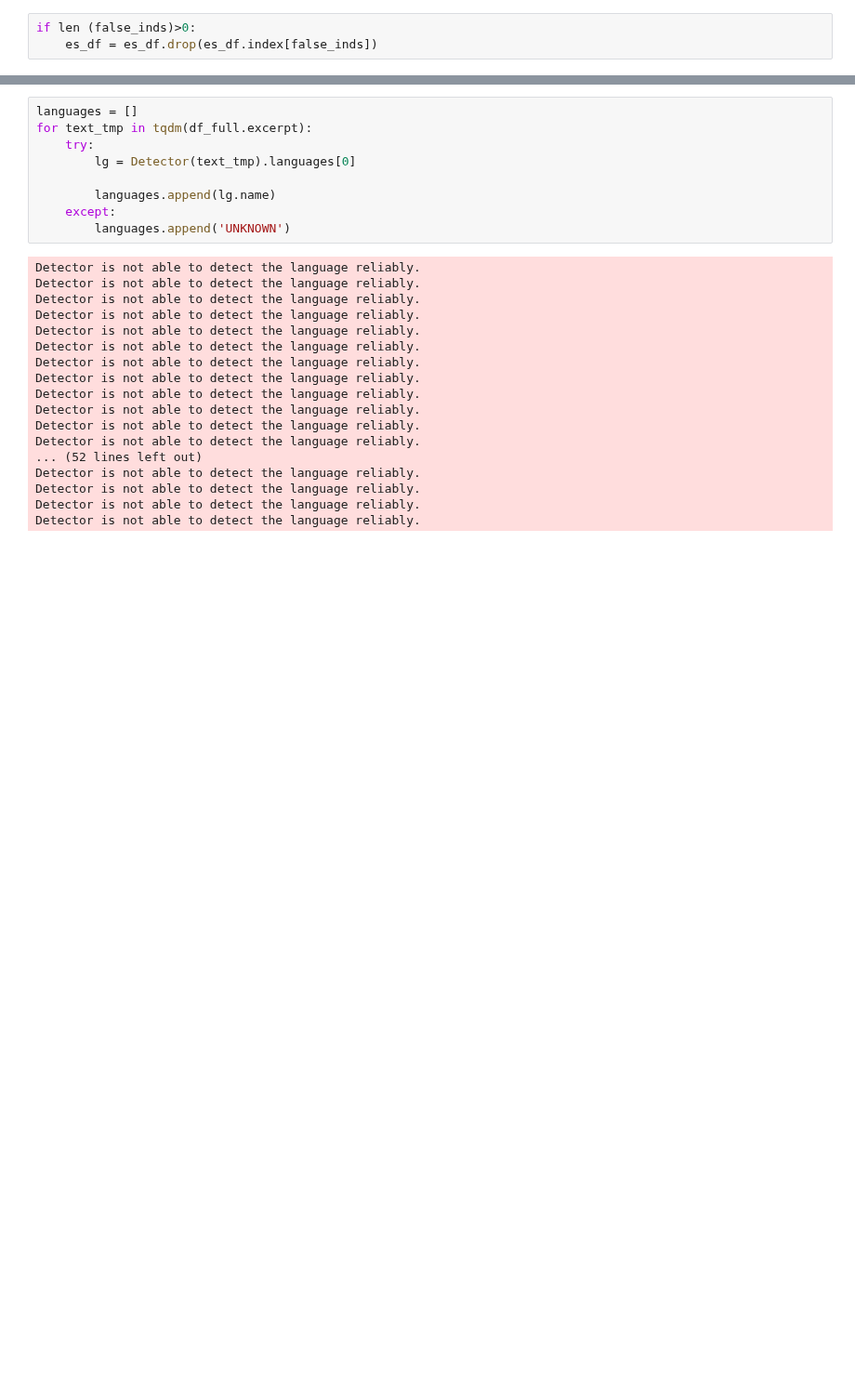
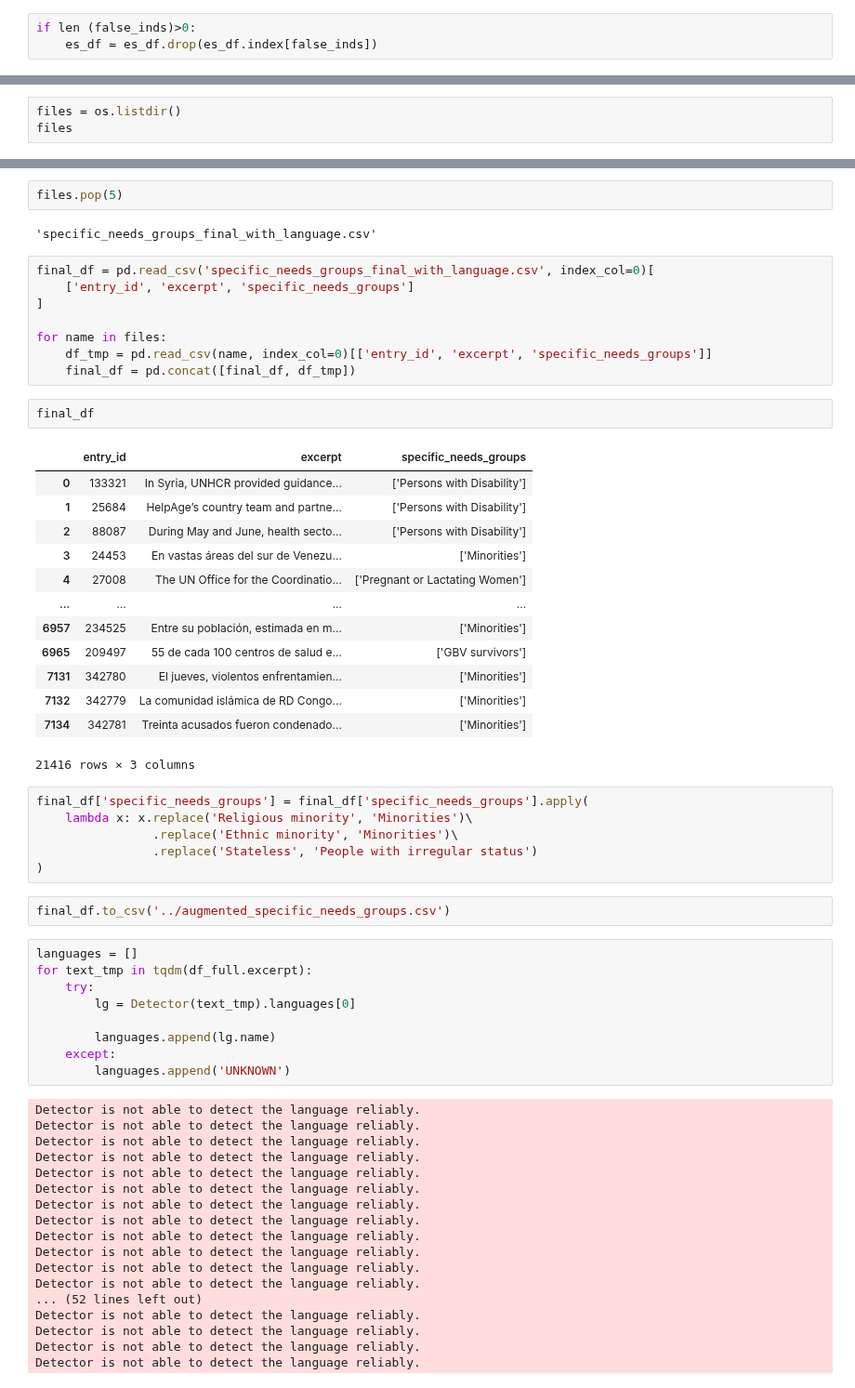
Before and after one commit to the-deep/deep-experiments, a Jupyter notebook: notebooks/models/selim/data_augmentation.ipynb, the cells around one changed output, grey strips where cells are left out. Shown at 93% size. Saved outputs shown, nothing was run; the diff lists cells and outputs as text; blank space fills up the shorter version.

```diff
--- a/notebooks/models/selim/data_augmentation.ipynb
+++ b/notebooks/models/selim/data_augmentation.ipynb
@@ -135,0 +171,3 @@ not_labeled_data
+# %%
+files = os.listdir()
+files
@@ -136,3 +186,39 @@ not_labeled_data
+# %%
+files.pop(5)
+# %% [output]
+'specific_needs_groups_final_with_language.csv'
+# %%
+final_df = pd.read_csv('specific_needs_groups_final_with_language.csv', index_col=0)[
+    ['entry_id', 'excerpt', 'specific_needs_groups']
+]
+
+for name in files:
+    df_tmp = pd.read_csv(name, index_col=0)[['entry_id', 'excerpt', 'specific_needs_groups']]
+    final_df = pd.concat([final_df, df_tmp])
+# %%
+final_df
+# %% [output]
+|  | entry_id | excerpt | specific_needs_groups |
+| 0 | 133321 | In Syria, UNHCR provided guidance... | ['Persons with Disability'] |
+| 1 | 25684 | HelpAge’s country team and partne... | ['Persons with Disability'] |
+| 2 | 88087 | During May and June, health secto... | ['Persons with Disability'] |
+| 3 | 24453 | En vastas áreas del sur de Venezu... | ['Minorities'] |
+| 4 | 27008 | The UN Office for the Coordinatio... | ['Pregnant or Lactating Women'] |
+| ... | ... | ... | ... |
+| 6957 | 234525 | Entre su población, estimada en m... | ['Minorities'] |
+| 6965 | 209497 | 55 de cada 100 centros de salud e... | ['GBV survivors'] |
+| 7131 | 342780 | El jueves, violentos enfrentamien... | ['Minorities'] |
+| 7132 | 342779 | La comunidad islámica de RD Congo... | ['Minorities'] |
+| 7134 | 342781 | Treinta acusados fueron condenado... | ['Minorities'] |
+21416 rows × 3 columns
+# %%
+final_df['specific_needs_groups'] = final_df['specific_needs_groups'].apply(
+    lambda x: x.replace('Religious minority', 'Minorities')\
+                .replace('Ethnic minority', 'Minorities')\
+                .replace('Stateless', 'People with irregular status')
+)
+# %%
+final_df.to_csv('../augmented_specific_needs_groups.csv')
 # %%
 languages = []
 for text_tmp in tqdm(df_full.excerpt):
```
Also changed, not shown: parts of 15 cells of this notebook, 4 other files.
